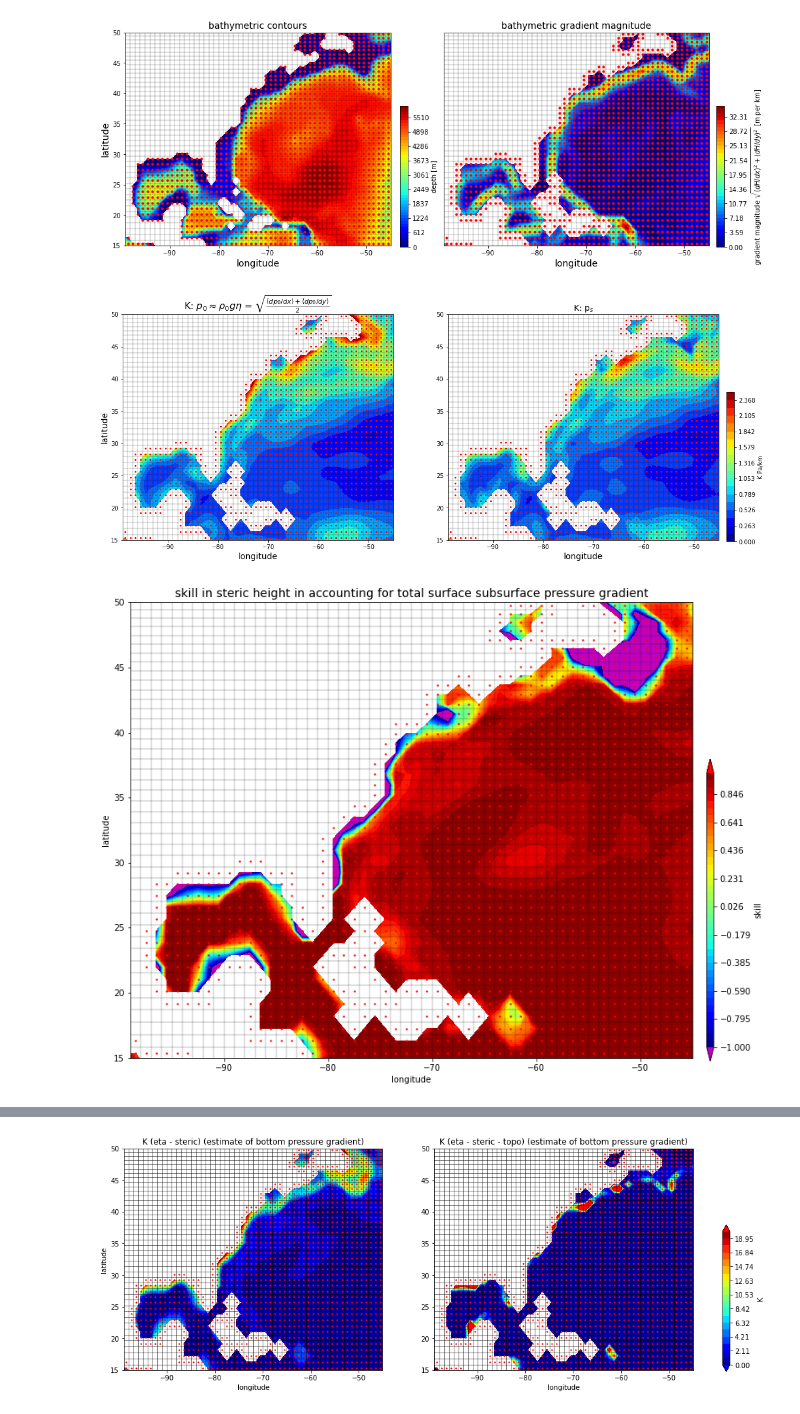
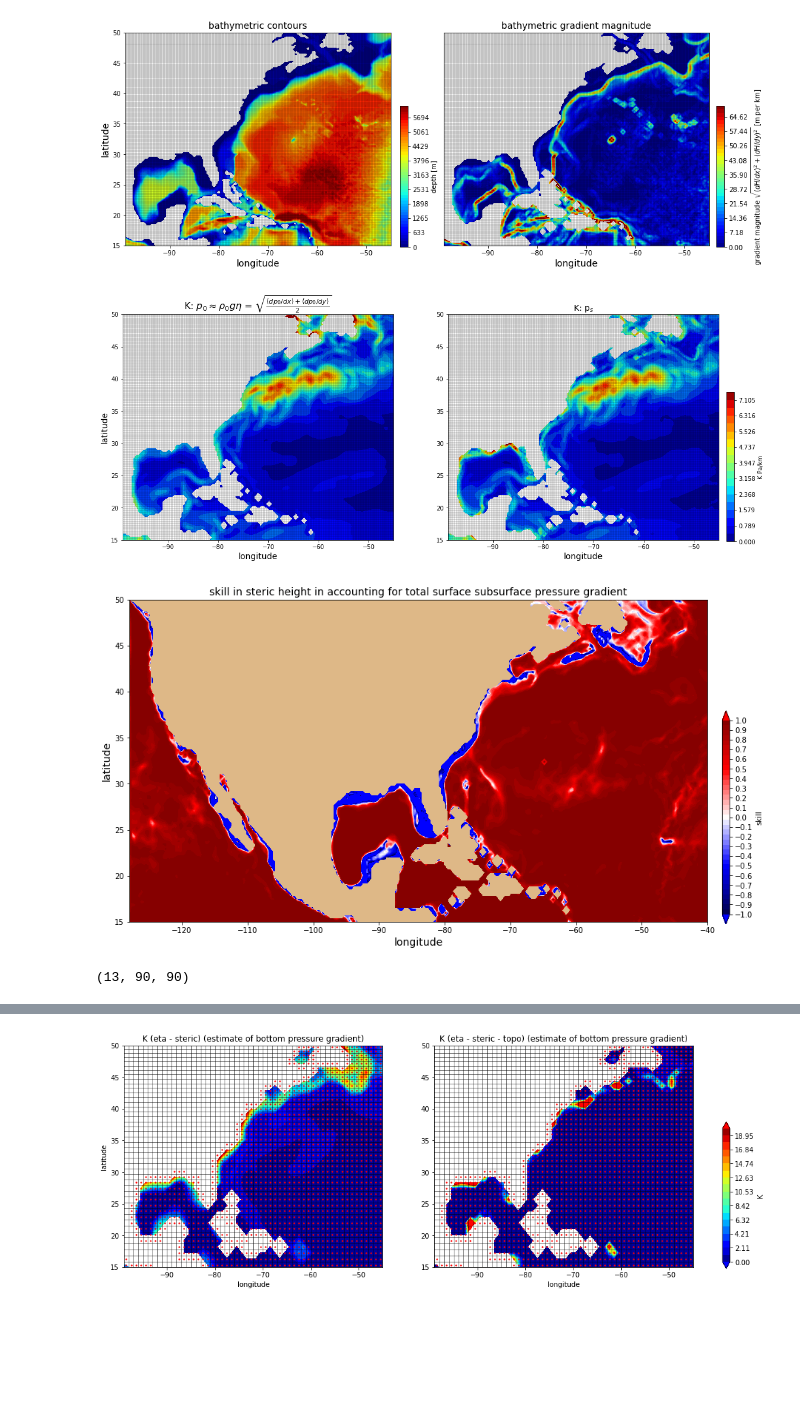
Before and after one commit to jakesteinberg/nasa_ostst, a Jupyter notebook: gradients.ipynb, the cells around one changed output, grey strips where cells are left out. Saved outputs shown, nothing was run; the diff lists cells and outputs as text; code cells hidden in the pictures; blank space fills up the shorter version.

```diff
--- a/gradients.ipynb
+++ b/gradients.ipynb
@@ -30,8 +33,11 @@ ecco_grid = ecco.load_ecco_grid_nc(grid_dir, 'ECCO-GRID.nc')
 ## Load 2D Monthly data...SSH
 data_dir= ECCO_dir + '/nctiles_monthly'
 ecco_daily_vars = ecco.recursive_load_ecco_var_from_years_nc(data_dir, \
-                                           vars_to_load=['SSHDYN','OBPNOPAB','PHIHYD','RHOAnoma','SALT'],\
-                                           years_to_load=range(2011,2017)).load() # if desired, add after 'SSH','NEW_VAR',... 'SSH','OBP',
+                                           vars_to_load=['SSHDYN','OBPNOPAB','PHIHYD','RHOAnoma','SALT','UVEL','VVEL'],\
+                                           years_to_load=range(2011,2017)).load()
+# ecco_daily_vars = ecco.recursive_load_ecco_var_from_years_nc(data_dir, \
+#                                            vars_to_load=['ETAN'],\
+#                                            years_to_load=range(2013,2016)).load()
 ## Merge the ecco_grid with the ecco_vars to make the ecco_ds
 ecco_monthly_ds = xr.merge((ecco_grid , ecco_daily_vars))
 # %% [output]
@@ -47,6 +56,15 @@ ocean_mask = ocean_mask.where(ocean_mask==1, np.nan)
 # load steric height and steric pressure already computed
 ds_den0 = '/Users/jakesteinberg/Documents/NASA_OSTST/rho_steric_2011_2017.nc'
 ds_den = xr.open_dataset(ds_den0)
+# %%
+# LLC270
+# load steric height and steric pressure already computed
+ds_den0 = '/Users/jakesteinberg/Documents/NASA_OSTST/rho_270_steric_2013.nc'
+ds_den1 = '/Users/jakesteinberg/Documents/NASA_OSTST/rho_270_steric_2014.nc'
+ds_den2 = '/Users/jakesteinberg/Documents/NASA_OSTST/rho_270_steric_2015.nc'
+ds_den01 = xr.open_dataset(ds_den0)
+ds_den11 = xr.open_dataset(ds_den1)
+ds_den21 = xr.open_dataset(ds_den2)
 # %%
 metrics = {
     ('X',): ['dxC', 'dxG'], # X distances
@@ -102,7 +197,7 @@ obp_a_detrend = obp_anom - obp_a_trend
 obp = rho0*g*(obp_a_detrend)
 obp = obp.where(ecco_monthly_ds.hFacC.isel(tile=tile_num,k=0) !=0, np.nan)
 # -- Steric Height --
-ster_a = 1*(ds_den.steric_p-ds_den.steric_p.mean(dim='time'))
+ster_a = 1*(ds_den.steric_p.isel(tile=tile_num)-ds_den.steric_p.isel(tile=tile_num).mean(dim='time'))
 p = ster_a.polyfit(dim='time', deg=1)
 ster_a_trend = xr.polyval(ster_a['time'], p.polyfit_coefficients)
 ster_a_detrend = ster_a - ster_a_trend
@@ -355,11 +547,11 @@ tile_to_plot = dep.isel(tile=tile_num)
 tile_to_plot= tile_to_plot.where(ecco_monthly_ds.hFacC.isel(tile=tile_num,k=0) != 0, np.nan)
 f, (ax,ax2) = plt.subplots(1,2,figsize=(16,6))
 colMap = plt.get_cmap('jet'); colMap.set_under(color='b'); colMap.set_over(color='r');
-cc = ax.contourf(lons, lats, tile_to_plot, np.linspace(0,6000, 50,endpoint=True), cmap=colMap, vmin=0, vmax=6000)
+cc = ax.contourf(lons, lats, tile_to_plot, np.linspace(0,6200, 50,endpoint=True), cmap=colMap, vmin=0, vmax=6200)
 ax.plot(ecco_monthly_ds.XG.isel(tile=tile_num), ecco_monthly_ds.YG.isel(tile=tile_num),'k-', linewidth=0.25)
 ax.plot(ecco_monthly_ds.XG.isel(tile=tile_num).T, ecco_monthly_ds.YG.isel(tile=tile_num).T,'k-', linewidth=0.25)
 # ax.scatter(ecco_monthly_ds.XC.isel(tile=tile_num), ecco_monthly_ds.YC.isel(tile=tile_num), color='r', s=1)
-ax.scatter(ocx, ocy, s=10, color='r')
+# ax.scatter(ocx, ocy, s=1, color='r')
 ax.set_title('bathymetric contours', fontsize=14)
 ax.set_xlabel('longitude', fontsize=14); ax.set_ylabel('latitude', fontsize=14);
 ax.set_xlim(lon_range); ax.set_ylim(lat_range);
@@ -370,30 +562,30 @@ cb = f.colorbar(cc, cax=cax, orientation='vertical', extend='both', label='depth
 tile_to_plot = gradH
 tile_to_plot= tile_to_plot.where(ecco_monthly_ds.hFacC.isel(tile=tile_num,k=0) != 0, np.nan)
 colMap = plt.get_cmap('jet'); colMap.set_under(color='b'); colMap.set_over(color='r');
-cc = ax2.contourf(lons, lats, tile_to_plot, np.linspace(0,35, 40,endpoint=True), cmap=colMap, vmin=0, vmax=35)
+cc = ax2.contourf(lons, lats, tile_to_plot, np.linspace(0,70, 40,endpoint=True), cmap=colMap, vmin=0, vmax=70)
 ax2.plot(ecco_monthly_ds.XG.isel(tile=tile_num), ecco_monthly_ds.YG.isel(tile=tile_num),'k-', linewidth=0.25)
 ax2.plot(ecco_monthly_ds.XG.isel(tile=tile_num).T, ecco_monthly_ds.YG.isel(tile=tile_num).T,'k-', linewidth=0.25)
 # ax.scatter(ecco_monthly_ds.XC.isel(tile=tile_num), ecco_monthly_ds.YC.isel(tile=tile_num), color='r', s=1)
-ax2.scatter(ocx, ocy, s=10, color='r')
+# ax2.scatter(ocx, ocy, s=1, color='r')
 ax2.set_title('bathymetric gradient magnitude', fontsize=14)
 ax2.set_xlabel('longitude', fontsize=14); ax2.set_yticks([])
 ax2.set_xlim(lon_range); ax2.set_ylim(lat_range);
 cbpos = [0.91, 0.12, 0.01, 0.5]
 cax = f.add_axes(cbpos)
 cb = f.colorbar(cc, cax=cax, orientation='vertical', extend='both', label='gradient magnitude $\sqrt{(dH/dx)^2 + (dH/dy)^2}$ [m per km]')
-# f.savefig('/Users/jakesteinberg/Documents/NASA_OSTST/meetings/2022_01_12/gom_bathy_grad.jpg', dpi=250)
+# f.savefig('/Users/jakesteinberg/Documents/NASA_OSTST/meetings/2022_01_20/gom270_bathy_grad.jpg', dpi=250)
 # %% [output]
-[figure, old version]
+[figure, new version]
 # %%
 f, (ax1,ax2) = plt.subplots(1,2,figsize=(18,7))
-maxlim = 2.5
+maxlim = 7.5
 tile_to_plot = K_eta
 tile_to_plot= tile_to_plot.where(ecco_monthly_ds.hFacC.isel(tile=tile_num,k=0) !=0, np.nan)
 Kc = ax1.contourf(lons, lats, tile_to_plot, np.linspace(0, maxlim, 20,endpoint=True), cmap='jet', vmin=0, vmax=maxlim)
 # Kc = ax1.pcolor(lons, lats, tile_to_plot, cmap='jet', vmin=0, vmax=maxlim)
 ax1.plot(ecco_monthly_ds.XG.isel(tile=tile_num), ecco_monthly_ds.YG.isel(tile=tile_num),'k-', linewidth=0.25)
 ax1.plot(ecco_monthly_ds.XG.isel(tile=tile_num).T, ecco_monthly_ds.YG.isel(tile=tile_num).T,'k-', linewidth=0.25)
-ax1.scatter(ocx, ocy, s=4, color='r')
+# ax1.scatter(ocx, ocy, s=4, color='r')
 ax1.set_title(r'K: $p_0 \approx \rho_0 g \eta$ = $\sqrt{ \frac{ \langle d p_0 /dx \rangle + \langle d p_0 /dy \rangle}{2}}$', fontsize=16)
 ax1.set_xlabel('longitude', fontsize=14)
 ax1.set_ylabel('latitude', fontsize=14)
@@ -405,7 +597,7 @@ Kc = ax2.contourf(lons, lats, tile_to_plot, np.linspace(0, maxlim, 20,endpoint=T
 # Kc = ax2.pcolor(lons, lats, tile_to_plot, cmap='jet', vmin=0, vmax=maxlim)
 ax2.plot(ecco_monthly_ds.XG.isel(tile=tile_num), ecco_monthly_ds.YG.isel(tile=tile_num),'k-', linewidth=0.25)
 ax2.plot(ecco_monthly_ds.XG.isel(tile=tile_num).T, ecco_monthly_ds.YG.isel(tile=tile_num).T,'k-', linewidth=0.25)
-ax2.scatter(ocx, ocy, s=4, color='r')
+# ax2.scatter(ocx, ocy, s=4, color='r')
 ax2.set_title('K: p$_s$', fontsize=14)
 ax2.set_xlabel('longitude', fontsize=14)
 ax2.set_xlim(lon_range); ax2.set_ylim(lat_range);
@@ -413,33 +605,38 @@ ax2.set_xlim(lon_range); ax2.set_ylim(lat_range);
 cbpos = [0.91, 0.12, 0.01, 0.5]
 cax = f.add_axes(cbpos)
 cb = f.colorbar(Kc, cax=cax, orientation='vertical', extend='both', label='K Pa/km')
-# f.savefig('/Users/jakesteinberg/Documents/NASA_OSTST/meetings/2022_01_12/gom_K_eta_steric.jpg', dpi=250)
+f.savefig('/Users/jakesteinberg/Documents/NASA_OSTST/meetings/2022_02_04/K_270_eta_steric.jpg', dpi=250)
 # %% [output]
-[figure, old version]
+[figure, new version]
 # %%
-skill = 1 - (((dster_dx.isel(tile=tile_num) - deta_dx.isel(tile=tile_num)).var(dim='time') + \
-             (dster_dy.isel(tile=tile_num) - deta_dy.isel(tile=tile_num)).var(dim='time')) / ((dster_dx.isel(tile=tile_num)).var(dim='time') + (dster_dy.isel(tile=tile_num)).var(dim='time')))
-f, ax = plt.subplots(1,1,figsize=(12,10))
+skill = 1 - (((deta_dx.isel(tile=tile_num) - dster_dx).var(dim='time') + \
+             (deta_dy.isel(tile=tile_num) - dster_dy).var(dim='time')) / ((deta_dx.isel(tile=tile_num)).var(dim='time') + (deta_dy.isel(tile=tile_num)).var(dim='time')))
+f, ax = plt.subplots(1,1,figsize=(14,8))
 tile_to_plot = skill
 tile_to_plot= tile_to_plot.where(ecco_monthly_ds.hFacC.isel(tile=tile_num,k=0) !=0, np.nan)
-colMap = plt.get_cmap('jet'); colMap.set_under(color='m');
+colMap = plt.get_cmap('seismic'); colMap.set_under(color='b');
 Kc = ax.contourf(lons, lats, tile_to_plot, np.linspace(-1, 1, 40,endpoint=True), cmap=colMap, vmin=-1, vmax=1, extend='both')
-ax.plot(ecco_monthly_ds.XG.isel(tile=tile_num), ecco_monthly_ds.YG.isel(tile=tile_num),'k-', linewidth=0.25)
-ax.plot(ecco_monthly_ds.XG.isel(tile=tile_num).T, ecco_monthly_ds.YG.isel(tile=tile_num).T,'k-', linewidth=0.25)
-ax.scatter(ocx, ocy, s=2, color='r')
+# ax.plot(ecco_monthly_ds.XG.isel(tile=tile_num), ecco_monthly_ds.YG.isel(tile=tile_num),'k-', linewidth=0.25)
+# ax.plot(ecco_monthly_ds.XG.isel(tile=tile_num).T, ecco_monthly_ds.YG.isel(tile=tile_num).T,'k-', linewidth=0.25)
+# ax.scatter(ocx, ocy, s=2, color='r')
 ax.set_title('skill in steric height in accounting for total surface subsurface pressure gradient', fontsize=14)
-ax.set_xlabel('longitude')
-ax.set_ylabel('latitude')
-ax.set_xlim(lon_range); ax.set_ylim(lat_range);
+ax.set_xlabel('longitude', fontsize=14)
+ax.set_ylabel('latitude', fontsize=14)
+ax.set_xlim([-128,-40]); ax.set_ylim(lat_range);
 cbpos = [0.92, 0.12, 0.01, 0.5]
 cax = f.add_axes(cbpos)
-cb = f.colorbar(Kc, cax=cax, orientation='vertical', extend='both', label='skill')
-# f.savefig('/Users/jakesteinberg/Documents/NASA_OSTST/meetings/2022_01_12/gom_K_eta_steric_skill.jpg', dpi=250)
+cb = f.colorbar(Kc, cax=cax, orientation='vertical', extend='both', label='skill', ticks=np.arange(-1,1.1,0.1))
+ax.set_facecolor('#DEB887');
+f.savefig('/Users/jakesteinberg/Documents/NASA_OSTST/meetings/2022_02_04/K_270_eta_steric_skill.jpg', dpi=250)
 # %% [output]
-[figure, old version]
+[figure, new version]
 # %%
 K_eta_minus_ster = np.sqrt(0.5*((deta_dx.isel(tile=tile_num)-dster_dx.isel(tile=tile_num)).var(dim='time') + \
                                 (deta_dy.isel(tile=tile_num)-dster_dy.isel(tile=tile_num)).var(dim='time')))
 K_eta_minus_ster_minus_topo = np.sqrt(0.5*((deta_dx.isel(tile=tile_num) - dster_dx.isel(tile=tile_num) - topox).var(dim='time') + \
                                 (deta_dy.isel(tile=tile_num) - dster_dy.isel(tile=tile_num) - topoy).var(dim='time')))
+# %%
+np.shape(H_x)
+# %% [output]
+(13, 90, 90)
 # %%
```
Also changed, not shown: parts of 31 cells of this notebook, 1 other file.
